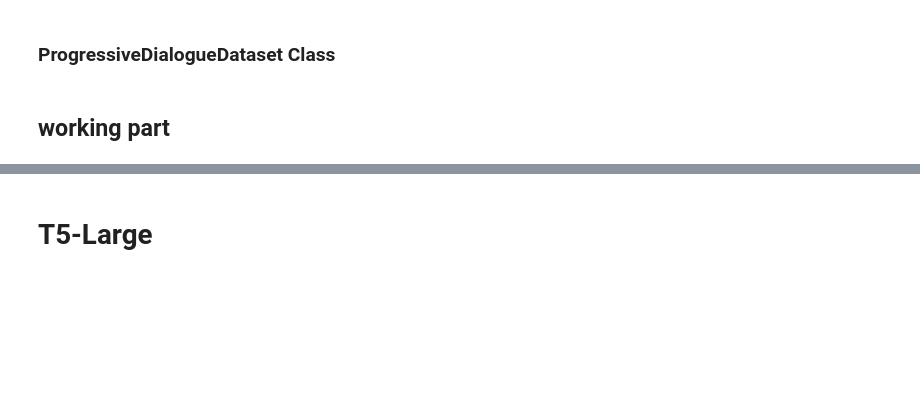
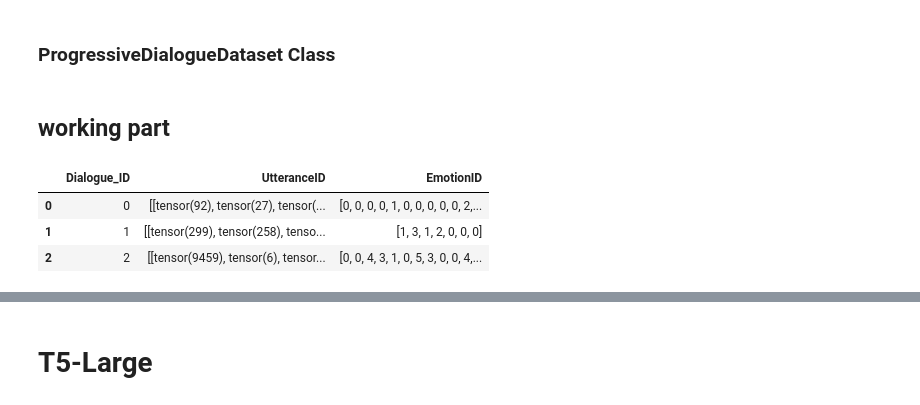
Before and after one commit to chenghan0516/Prefix_ERC, a Jupyter notebook: test.ipynb, the cells around one changed output, grey strips where cells are left out. Saved outputs shown, nothing was run; the diff lists cells and outputs as text; code cells hidden in the pictures; blank space fills up the shorter version.

Commit message:
Done major dataset process; TODO: integrate model class with input

```diff
--- a/test.ipynb
+++ b/test.ipynb
@@ -335,13 +336,14 @@ batch_size = 8
 
 tokenizer = AutoTokenizer.from_pretrained(model_name_or_path)
 emotion_name_to_id = {name:i for i, name in enumerate(raw_train_df['Emotion'].unique())}
+emotion_id_to_name = {i:name for i, name in enumerate(raw_train_df['Emotion'].unique())}
 query_id = len(emotion_name_to_id)
 
 def tokenize_function(examples):
     # print(examples)
     utterance = examples[text_column]
     emotion = examples[label_column]
-    utterance_id = tokenizer(utterance, max_length=max_length, padding=False, truncation=False, return_tensors="pt")["input_ids"]
+    utterance_id = tokenizer(utterance, max_length=max_length, padding=False, truncation=False, return_tensors="pt")["input_ids"].view(-1)
     emotion_id = emotion_name_to_id[emotion]
 
     return {"Dialogue_ID":examples["Dialogue_ID"], "UtteranceID": utterance_id, "EmotionID": emotion_id}
@@ -488,0 +487,7 @@ def
+# %%
+dialogue_train_df[:3]
+# %% [output]
+|  | Dialogue_ID | UtteranceID | EmotionID |
+| 0 | 0 | [[tensor(92), tensor(27), tensor(... | [0, 0, 0, 0, 1, 0, 0, 0, 0, 0, 2,... |
+| 1 | 1 | [[tensor(299), tensor(258), tenso... | [1, 3, 1, 2, 0, 0, 0] |
+| 2 | 2 | [[tensor(9459), tensor(6), tensor... | [0, 0, 4, 3, 1, 0, 5, 3, 0, 0, 4,... |
```
Also changed, not shown: parts of 9 cells of this notebook.
